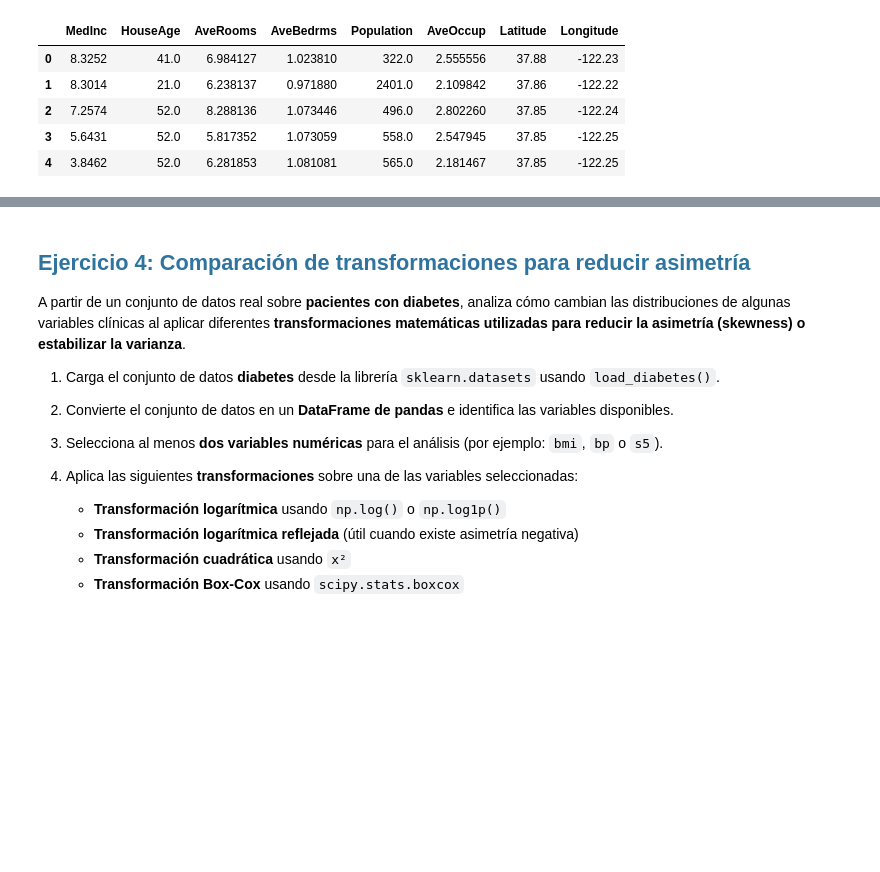
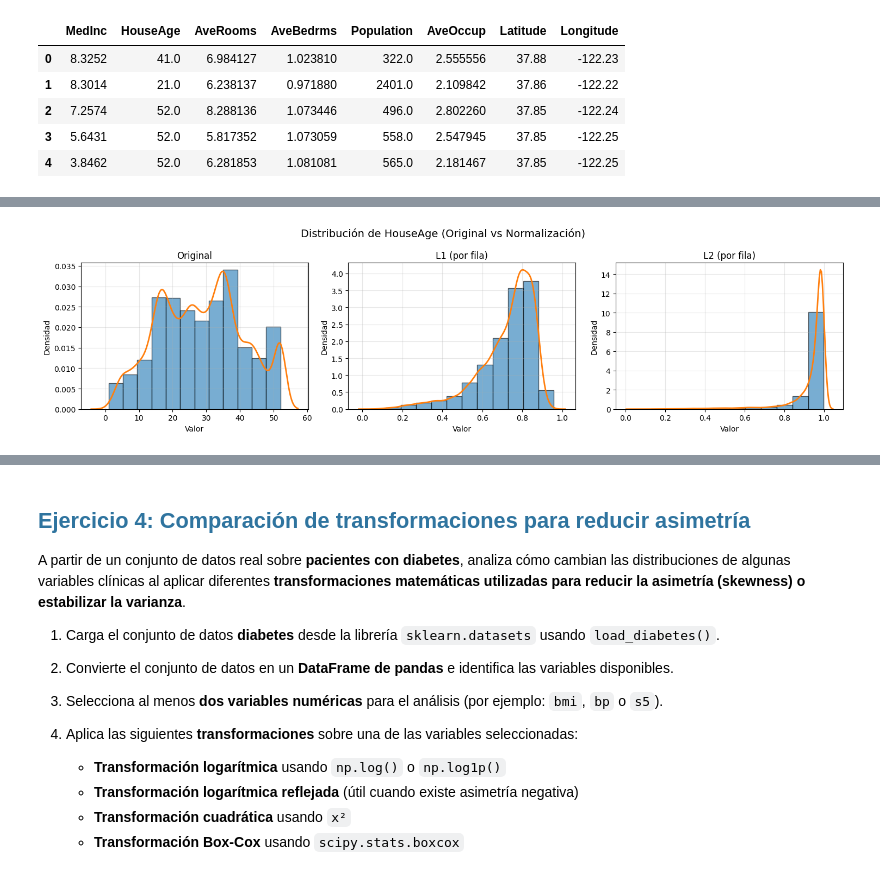
Before and after one commit to JulianCarvajal/BeatAnalytics, a Jupyter notebook: sesiones_practicas/sp_3_natalia_bernal_julian_carvajal.ipynb, the cells around one changed output, grey strips where cells are left out. Cells and saved outputs as stored; diff of their text form; code cells hidden in the pictures; blank space fills up the shorter version.

```diff
--- a/sesiones_practicas/sp_3_natalia_bernal_julian_carvajal.ipynb
+++ b/sesiones_practicas/sp_3_natalia_bernal_julian_carvajal.ipynb
@@ -385,0 +395,58 @@ display(df_l2.head())
+# %%
+fig, axs = plt.subplots(1, 3, figsize=(15, 4))
+fig.suptitle('Distribución de HouseAge (Original vs Normalización)', fontsize=14)
+
+# Original
+axs[0].hist(
+    X['HouseAge'],
+    bins=12,
+    density=True,
+    alpha=0.6,
+    edgecolor='black'
+)
+
+sns.kdeplot(X['HouseAge'], ax=axs[0], linewidth=2)
+
+axs[0].set_title('Original')
+axs[0].set_xlabel('Valor')
+axs[0].set_ylabel('Densidad')
+axs[0].grid(True, alpha=0.3)
+
+
+# L1
+axs[1].hist(
+    df_l1['HouseAge'],
+    bins=12,
+    density=True,
+    alpha=0.6,
+    edgecolor='black'
+)
+
+sns.kdeplot(df_l1['HouseAge'], ax=axs[1], linewidth=2)
+
+axs[1].set_title('L1 (por fila)')
+axs[1].set_xlabel('Valor')
+axs[1].set_ylabel('Densidad')
+axs[1].grid(True, alpha=0.3)
+
+
+# L2
+axs[2].hist(
+    df_l2['HouseAge'],
+    bins=12,
+    density=True,
+    alpha=0.6,
+    edgecolor='black'
+)
+
+sns.kdeplot(df_l2['HouseAge'], ax=axs[2], linewidth=2)
+
+axs[2].set_title('L2 (por fila)')
+axs[2].set_xlabel('Valor')
+axs[2].set_ylabel('Densidad')
+axs[2].grid(True, alpha=0.3)
+
+plt.tight_layout()
+plt.show()
+# %% [output]
+[figure, added]
```
Also changed, not shown: parts of 3 cells of this notebook.
